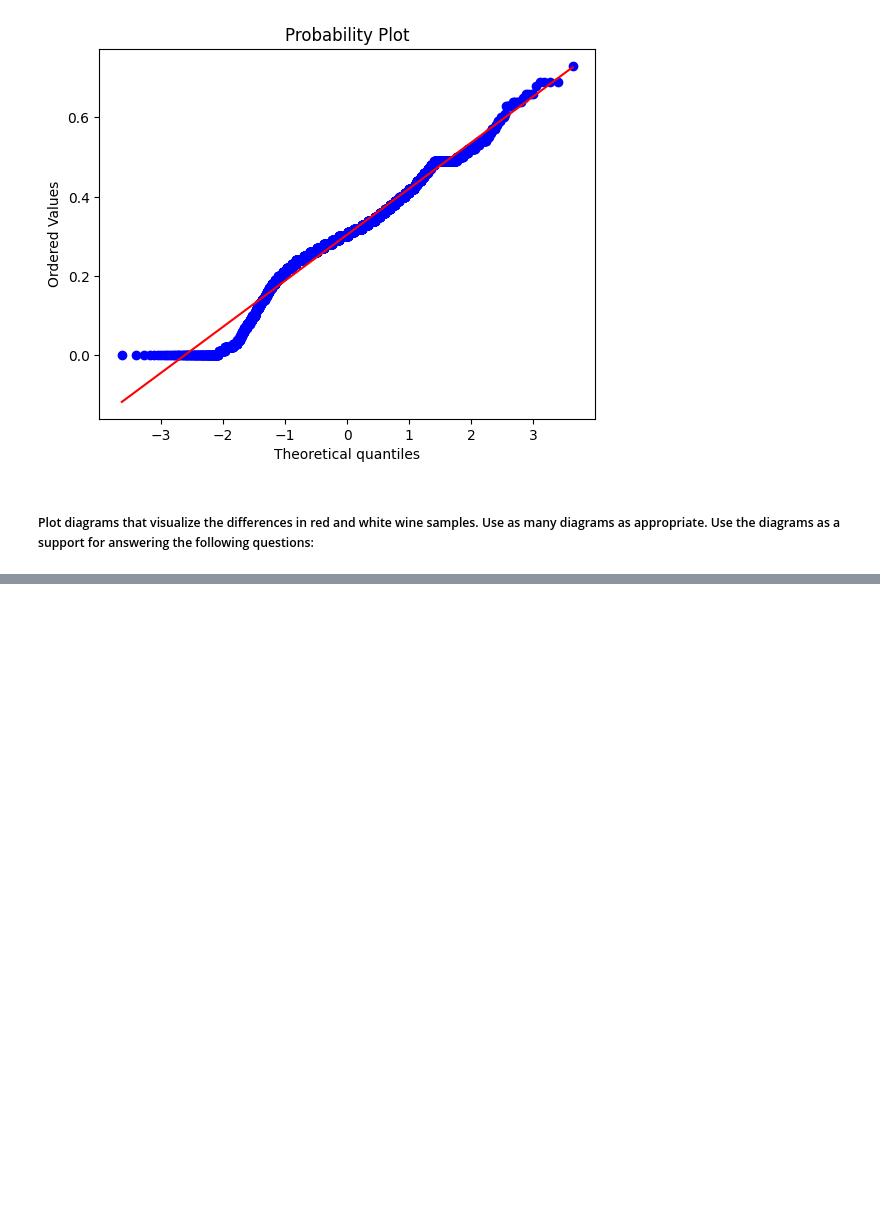
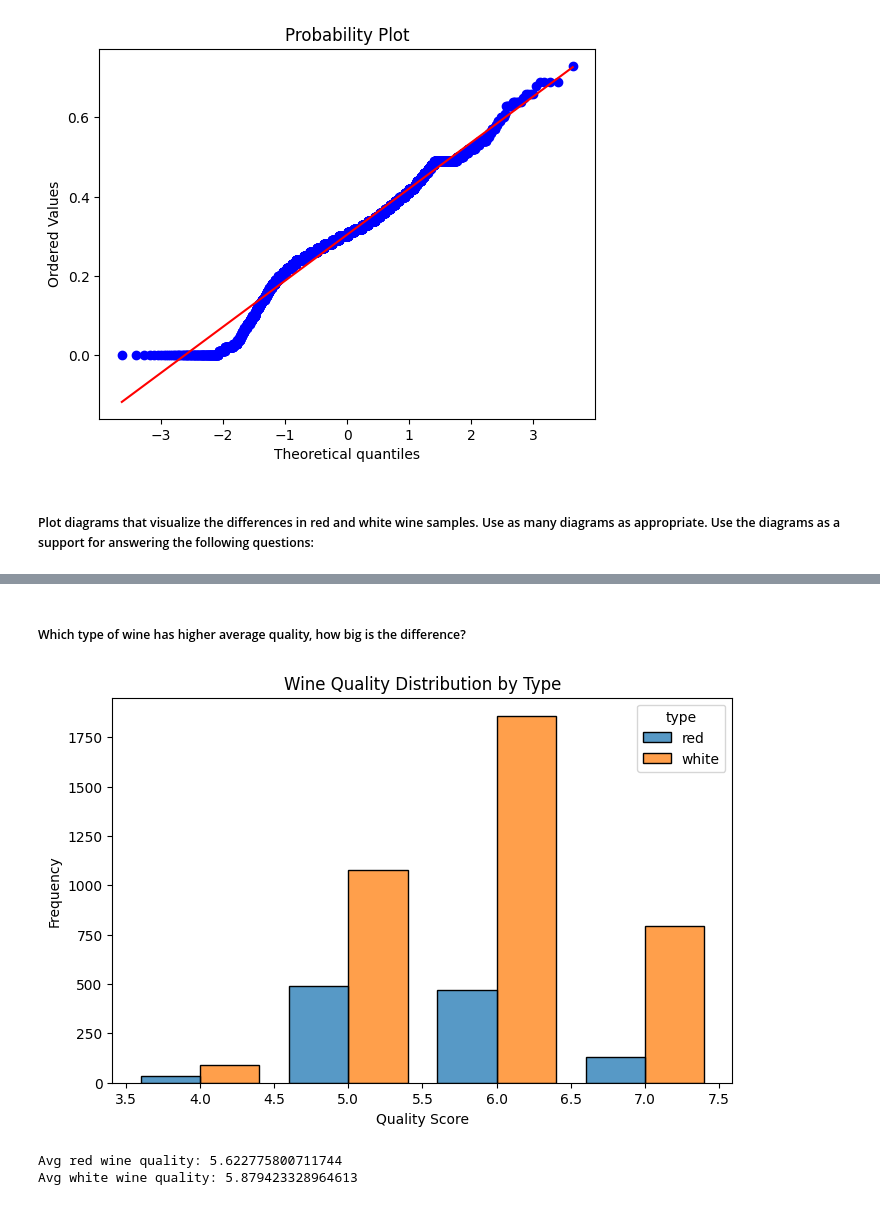
Before and after one commit to qmer05/mini_project_2_data_exploration_and_visualisation, a Jupyter notebook: exploratory_data_analysis/wine_data_analysis.ipynb, the cells around one changed output, grey strips where cells are left out. Saved outputs shown, nothing was run; the diff lists cells and outputs as text; code cells hidden in the pictures; blank space fills up the shorter version.

```diff
--- a/exploratory_data_analysis/wine_data_analysis.ipynb
+++ b/exploratory_data_analysis/wine_data_analysis.ipynb
@@ -240,0 +324,32 @@ plt.show()
+# %% [markdown]
+##### Which type of wine has higher average quality, how big is the difference?
+# %%
+combined_df['type'] = combined_df['type'].map({0: 'red', 1: 'white'})
+
+plt.figure(figsize=(8, 5))
+
+sbn.histplot(
+    data=combined_df,
+    x='quality',
+    hue='type',
+    multiple='dodge',    # puts bars side by side
+    shrink=0.8,          # narrows the bars a bit
+    discrete=True        # treat quality as discrete values
+)
+
+plt.title('Wine Quality Distribution by Type')
+plt.xlabel('Quality Score')
+plt.ylabel('Frequency')
+plt.show()
+
+combined_df['type'] = label_encoder.fit_transform(combined_df['type'])
+# %% [output]
+[figure, added]
+# %%
+avg_red_wine_quality = red_df['quality'].mean()
+avg_white_wine_quality = white_df['quality'].mean()
+print('Avg red wine quality:',avg_red_wine_quality)
+print('Avg white wine quality:',avg_white_wine_quality)
+# %% [output]
+Avg red wine quality: 5.622775800711744
+Avg white wine quality: 5.879423328964613
```
Also changed, not shown: parts of 23 cells of this notebook.
